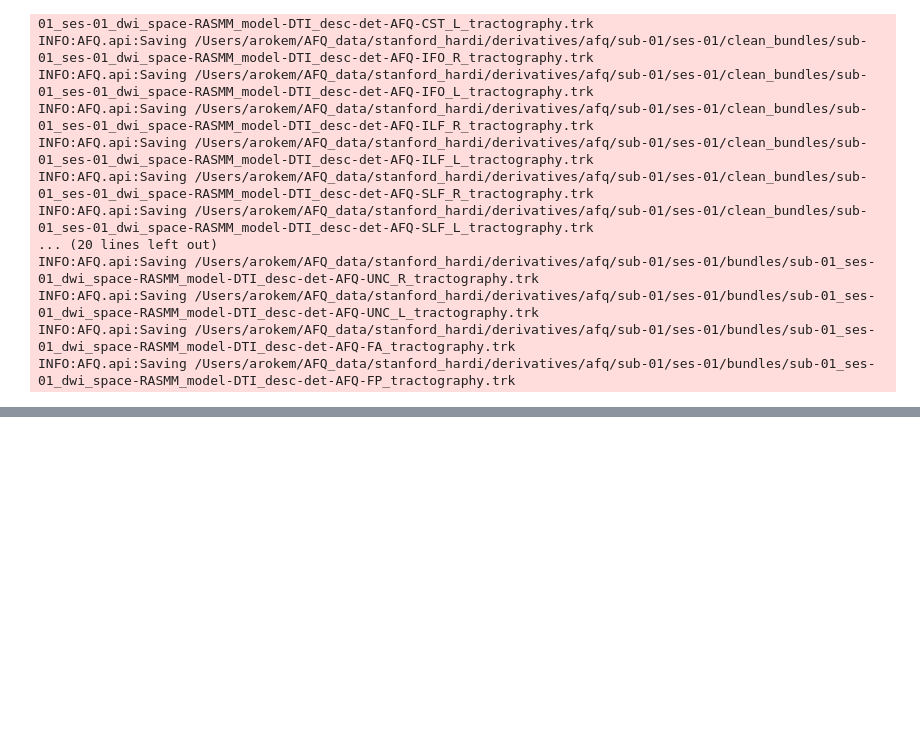
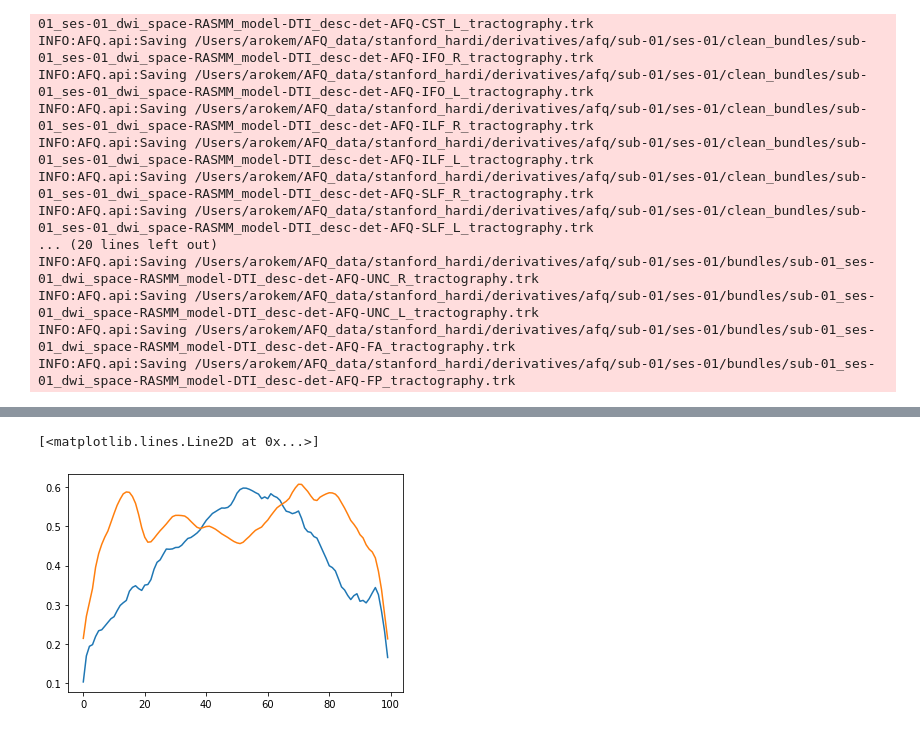
Before and after one commit to nrdg/life-support, a Jupyter notebook: 2020-08-22-ls1.ipynb, the cells around one changed output, grey strips where cells are left out. Cells and saved outputs as stored; diff of their text form; code cells hidden in the pictures; blank space fills up the shorter version.

```diff
--- a/2020-08-22-ls1.ipynb
+++ b/2020-08-22-ls1.ipynb
@@ -140,4 +164,7 @@ bundle_sft.to_vox()
 profile = afq_profile(dt_fit.fa, bundle_sft.streamlines, np.eye(4))
 # %%
 plt.plot(np.arange(100), profile)
-# plt.plot(np.arange(100), df[(df['bundle'] == "FP")]['dti_fa'])
+plt.plot(np.arange(100), df[(df['tractID'] == "ARC_L")]['dti_fa'])
+# %% [output]
+[<matplotlib.lines.Line2D at 0x...>]
+[figure, added]
```
Also changed, not shown: parts of 9 cells of this notebook.
